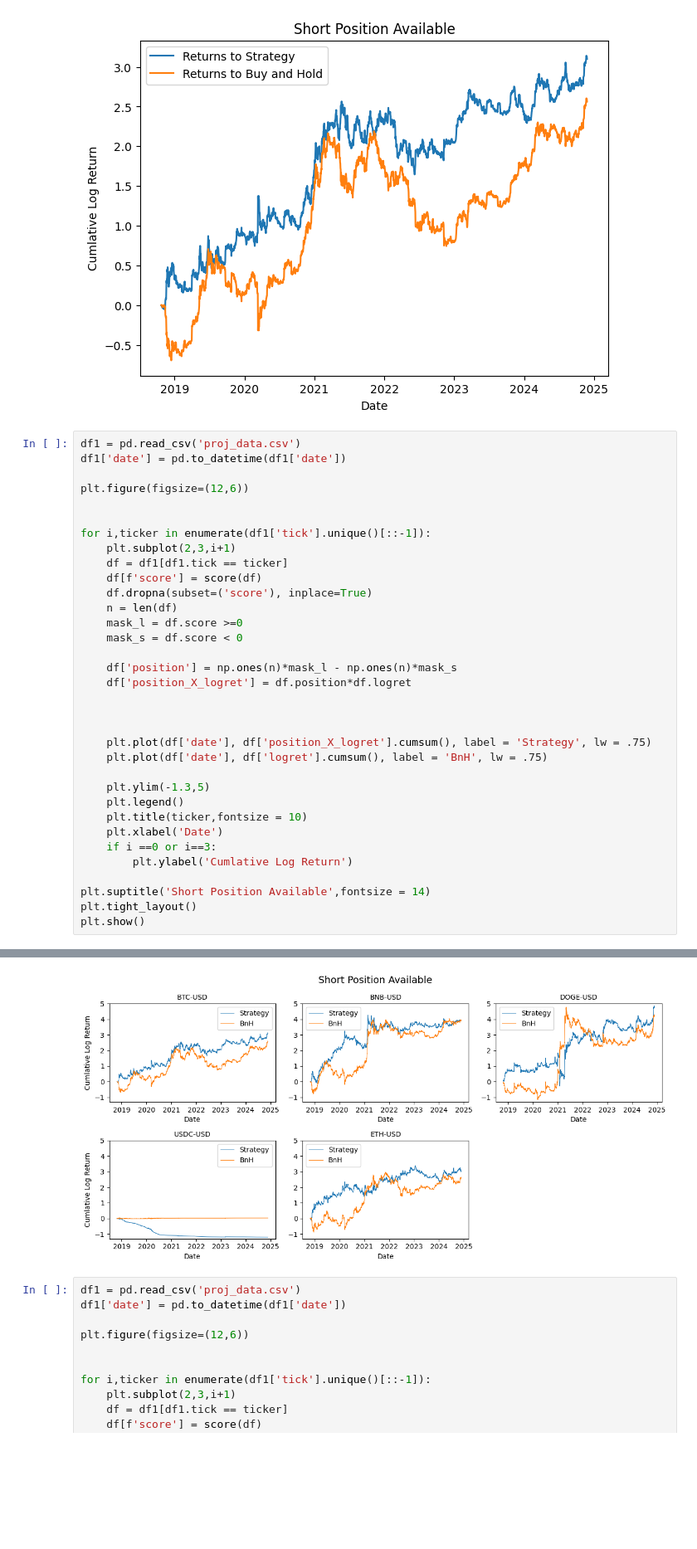
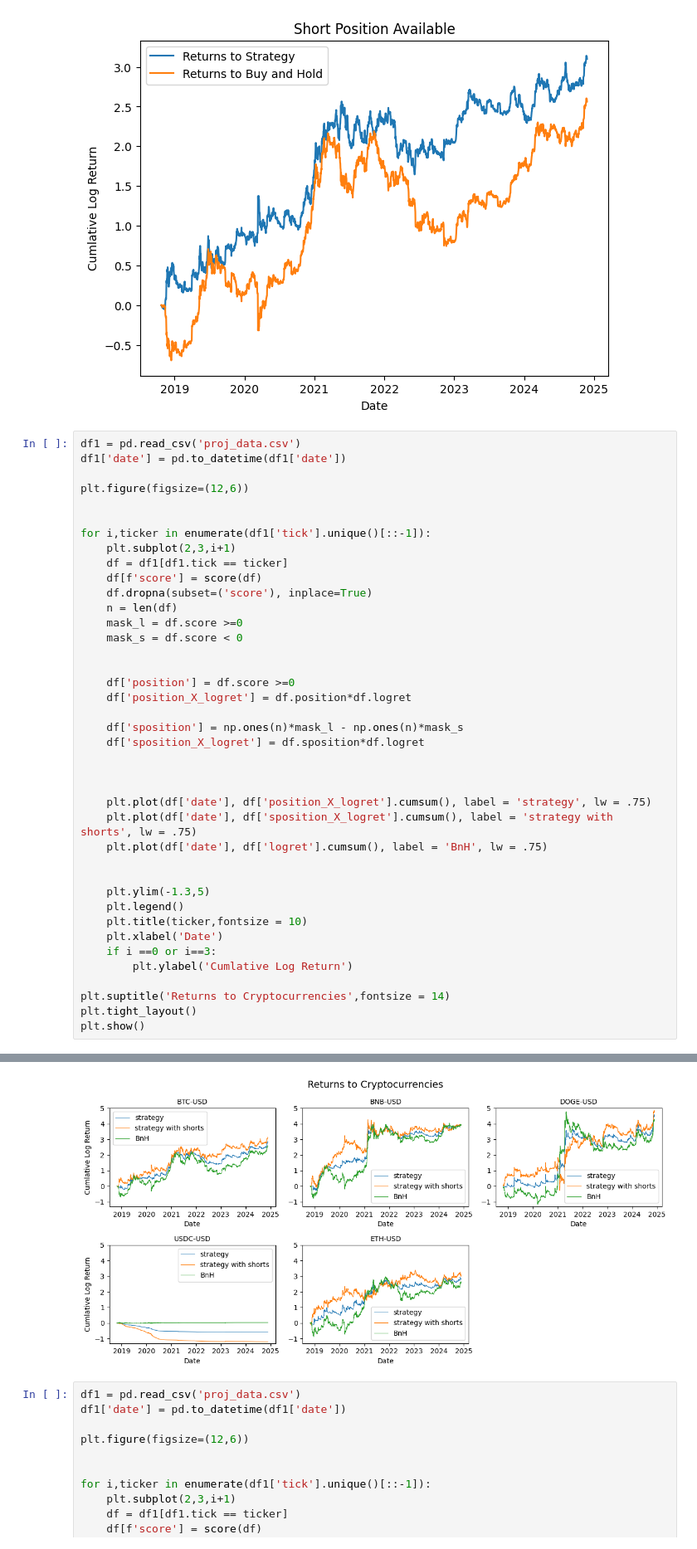
Before and after one commit to brandonwaits12/Crypto-Return-Prediction, a Jupyter notebook: portfolio.ipynb, the cells around one changed output, grey strips where cells are left out. Shown at 83% size. Saved outputs shown, nothing was run; the diff lists cells and outputs as text; blank space fills up the shorter version.

Commit message:
returns

```diff
--- a/portfolio.ipynb
+++ b/portfolio.ipynb
@@ -76,13 +76,19 @@ for i,ticker in enumerate(df1['tick'].unique()[::-1]):
     mask_l = df.score >=0
     mask_s = df.score < 0
 
-    df['position'] = np.ones(n)*mask_l - np.ones(n)*mask_s
+
+    df['position'] = df.score >=0
     df['position_X_logret'] = df.position*df.logret
+
+    df['sposition'] = np.ones(n)*mask_l - np.ones(n)*mask_s
+    df['sposition_X_logret'] = df.sposition*df.logret
 
 
 
-    plt.plot(df['date'], df['position_X_logret'].cumsum(), label = 'Strategy', lw = .75)
+    plt.plot(df['date'], df['position_X_logret'].cumsum(), label = 'strategy', lw = .75)
+    plt.plot(df['date'], df['sposition_X_logret'].cumsum(), label = 'strategy with shorts', lw = .75)
     plt.plot(df['date'], df['logret'].cumsum(), label = 'BnH', lw = .75)
+
 
     plt.ylim(-1.3,5)
     plt.legend()
@@ -91,7 +97,7 @@ for i,ticker in enumerate(df1['tick'].unique()[::-1]):
     if i ==0 or i==3:
         plt.ylabel('Cumlative Log Return')
 
-plt.suptitle('Short Position Available',fontsize = 14)
+plt.suptitle('Returns to Cryptocurrencies',fontsize = 14)
 plt.tight_layout()
 plt.show()
 # %% [output]
@@ -115,4 +121,4 @@ See the caveats in the documentation: https://pandas.pydata.org/pandas-docs/stab
-[figure, old version]
+[figure, new version]
 # %%
 df1 = pd.read_csv('proj_data.csv')
 df1['date'] = pd.to_datetime(df1['date'])
```
Also changed, not shown: parts of 1 cell of this notebook.
